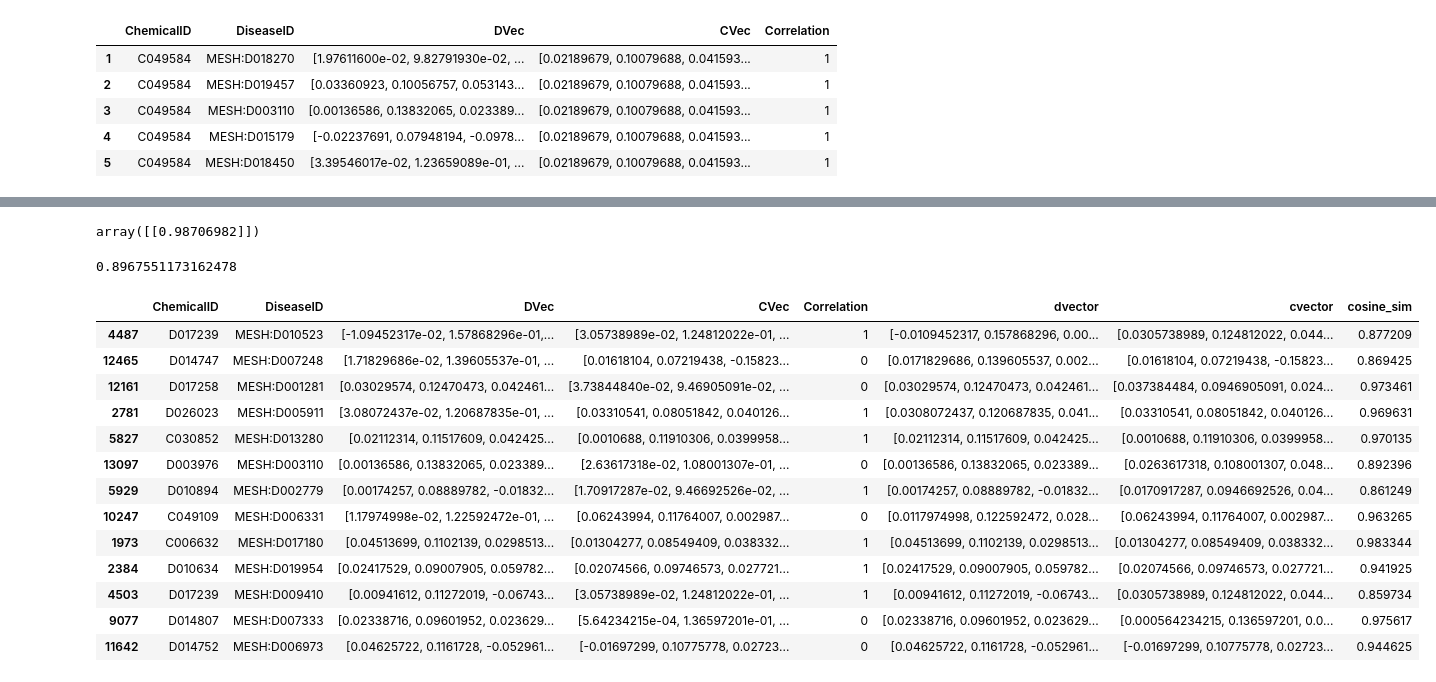
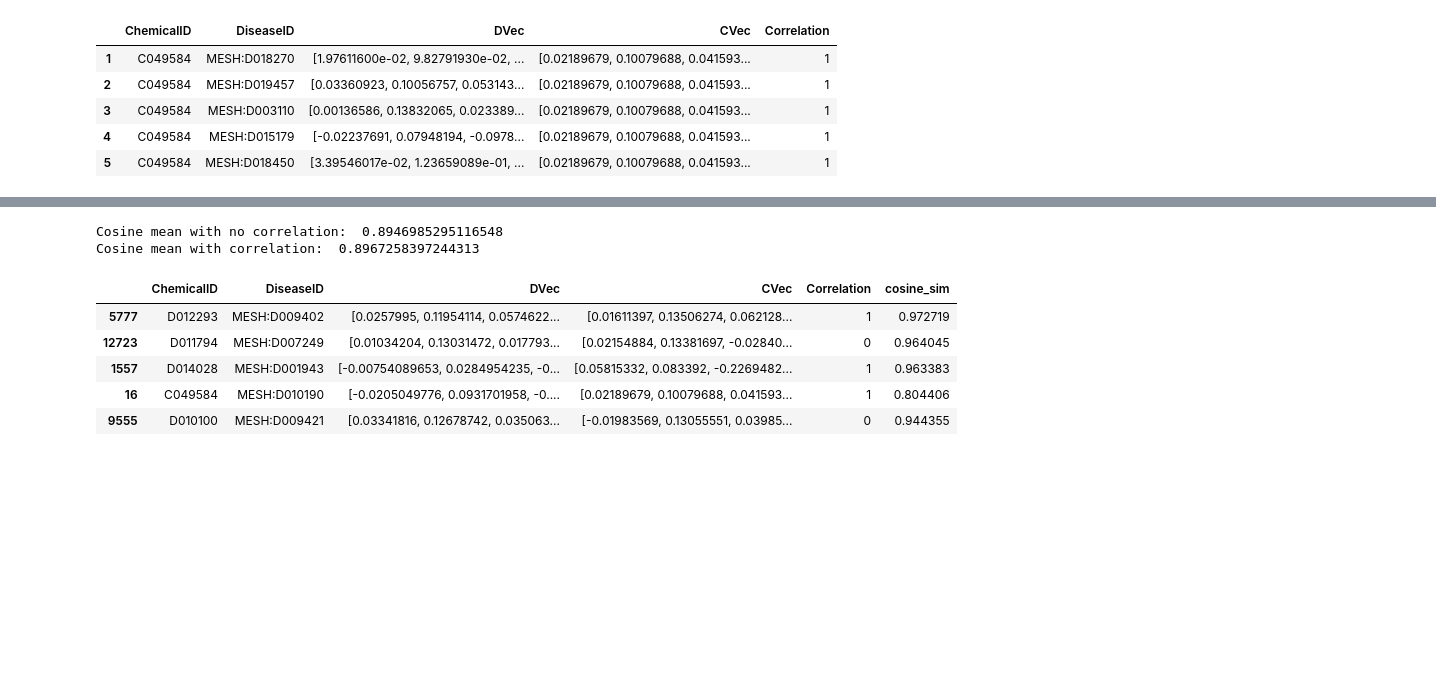
Before and after one commit to colemai/msc-thesis, a Jupyter notebook: opa/opa-nn.ipynb, the cells around one changed output, grey strips where cells are left out. Drawn from its saved outputs; the diff is of its cells as text; code cells hidden in the pictures; blank space fills up the shorter version.

Commit message:
Checked cosine sim, started adding better negatives

```diff
--- a/opa/opa-nn.ipynb
+++ b/opa/opa-nn.ipynb
@@ -276,6 +304,3 @@ df1.head()
 | 3 | C049584 | MESH:D003110 | [0.00136586, 0.13832065, 0.023389... | [0.02189679, 0.10079688, 0.041593... | 1 |
 | 4 | C049584 | MESH:D015179 | [-0.02237691, 0.07948194, -0.0978... | [0.02189679, 0.10079688, 0.041593... | 1 |
 | 5 | C049584 | MESH:D018450 | [3.39546017e-02, 1.23659089e-01, ... | [0.02189679, 0.10079688, 0.041593... | 1 |
-# %%
-df1['dvector'] = df1.DVec.map(lambda x: [float(i) for i in x])# ((int(i) for i in x)) for x in df1.DVec)
-df1['cvector'] = df1.CVec.map(lambda x: [float(i) for i in x])
@@ -326,8 +306,0 @@ tf.losses.cosine_distance(
-# %%
-
-df1['cosine_sim'] = cosine_similarity(np.array(df1.dvector[1]).reshape(1, -1), np.array(df1.cvector[1]).reshape(1, -1))
-# %% [output]
-array([[0.98706982]])
-# %%
-def cosine_sim (row):
-    return cosine_similarity(np.array(row.dvector).reshape(1, -1), np.array(row.cvector).reshape(1, -1))[0][0]
@@ -338,21 +307,22 @@ df1['cosine_sim'] = df1.apply(lambda row: cosine_sim(row), axis=1)
-# %%
-df1.cosine_sim.mean()
-# %% [output]
-0.8967551173162478
+# %%
+# Calculate out the cosine similarity and see if there's a difference between groups (there isn't)
+def cosine_sim (row):
+    return cosine_similarity(np.array(row.DVec).reshape(1, -1), np.array(row.CVec).reshape(1, -1))[0][0]
+
+df1['cosine_sim'] = df1.apply(lambda row: cosine_sim(row), axis=1)
+
+# Compare cosine sim of correlated and uncorrelated groups
+print('Cosine mean with no correlation: ', df1[df1.Correlation == 1 ].cosine_sim.mean())
+print('Cosine mean with correlation: ', df1[df1.Correlation == 0 ].cosine_sim.mean())
+# %% [output]
+Cosine mean with no correlation:  0.8946985295116548
+Cosine mean with correlation:  0.8967258397244313
 # %%
-df1.sample(13)
+df1.sample(5)
 # %% [output]
-|  | ChemicalID | DiseaseID | DVec | CVec | Correlation | dvector | cvector | cosine_sim |
-| 4487 | D017239 | MESH:D010523 | [-1.09452317e-02, 1.57868296e-01,... | [3.05738989e-02, 1.24812022e-01, ... | 1 | [-0.0109452317, 0.157868296, 0.00... | [0.0305738989, 0.124812022, 0.044... | 0.877209 |
-| 12465 | D014747 | MESH:D007248 | [1.71829686e-02, 1.39605537e-01, ... | [0.01618104, 0.07219438, -0.15823... | 0 | [0.0171829686, 0.139605537, 0.002... | [0.01618104, 0.07219438, -0.15823... | 0.869425 |
-| 12161 | D017258 | MESH:D001281 | [0.03029574, 0.12470473, 0.042461... | [3.73844840e-02, 9.46905091e-02, ... | 0 | [0.03029574, 0.12470473, 0.042461... | [0.037384484, 0.0946905091, 0.024... | 0.973461 |
-| 2781 | D026023 | MESH:D005911 | [3.08072437e-02, 1.20687835e-01, ... | [0.03310541, 0.08051842, 0.040126... | 1 | [0.0308072437, 0.120687835, 0.041... | [0.03310541, 0.08051842, 0.040126... | 0.969631 |
-| 5827 | C030852 | MESH:D013280 | [0.02112314, 0.11517609, 0.042425... | [0.0010688, 0.11910306, 0.0399958... | 1 | [0.02112314, 0.11517609, 0.042425... | [0.0010688, 0.11910306, 0.0399958... | 0.970135 |
-| 13097 | D003976 | MESH:D003110 | [0.00136586, 0.13832065, 0.023389... | [2.63617318e-02, 1.08001307e-01, ... | 0 | [0.00136586, 0.13832065, 0.023389... | [0.0263617318, 0.108001307, 0.048... | 0.892396 |
-| 5929 | D010894 | MESH:D002779 | [0.00174257, 0.08889782, -0.01832... | [1.70917287e-02, 9.46692526e-02, ... | 1 | [0.00174257, 0.08889782, -0.01832... | [0.0170917287, 0.0946692526, 0.04... | 0.861249 |
-| 10247 | C049109 | MESH:D006331 | [1.17974998e-02, 1.22592472e-01, ... | [0.06243994, 0.11764007, 0.002987... | 0 | [0.0117974998, 0.122592472, 0.028... | [0.06243994, 0.11764007, 0.002987... | 0.963265 |
-| 1973 | C006632 | MESH:D017180 | [0.04513699, 0.1102139, 0.0298513... | [0.01304277, 0.08549409, 0.038332... | 1 | [0.04513699, 0.1102139, 0.0298513... | [0.01304277, 0.08549409, 0.038332... | 0.983344 |
-| 2384 | D010634 | MESH:D019954 | [0.02417529, 0.09007905, 0.059782... | [0.02074566, 0.09746573, 0.027721... | 1 | [0.02417529, 0.09007905, 0.059782... | [0.02074566, 0.09746573, 0.027721... | 0.941925 |
-| 4503 | D017239 | MESH:D009410 | [0.00941612, 0.11272019, -0.06743... | [3.05738989e-02, 1.24812022e-01, ... | 1 | [0.00941612, 0.11272019, -0.06743... | [0.0305738989, 0.124812022, 0.044... | 0.859734 |
-| 9077 | D014807 | MESH:D007333 | [0.02338716, 0.09601952, 0.023629... | [5.64234215e-04, 1.36597201e-01, ... | 0 | [0.02338716, 0.09601952, 0.023629... | [0.000564234215, 0.136597201, 0.0... | 0.975617 |
-| 11642 | D014752 | MESH:D006973 | [0.04625722, 0.1161728, -0.052961... | [-0.01697299, 0.10775778, 0.02723... | 0 | [0.04625722, 0.1161728, -0.052961... | [-0.01697299, 0.10775778, 0.02723... | 0.944625 |
+|  | ChemicalID | DiseaseID | DVec | CVec | Correlation | cosine_sim |
+| 5777 | D012293 | MESH:D009402 | [0.0257995, 0.11954114, 0.0574622... | [0.01611397, 0.13506274, 0.062128... | 1 | 0.972719 |
+| 12723 | D011794 | MESH:D007249 | [0.01034204, 0.13031472, 0.017793... | [0.02154884, 0.13381697, -0.02840... | 0 | 0.964045 |
+| 1557 | D014028 | MESH:D001943 | [-0.00754089653, 0.0284954235, -0... | [0.05815332, 0.083392, -0.2269482... | 1 | 0.963383 |
+| 16 | C049584 | MESH:D010190 | [-0.0205049776, 0.0931701958, -0.... | [0.02189679, 0.10079688, 0.041593... | 1 | 0.804406 |
+| 9555 | D010100 | MESH:D009421 | [0.03341816, 0.12678742, 0.035063... | [-0.01983569, 0.13055551, 0.03985... | 0 | 0.944355 |
```
Also changed, not shown: parts of 24 cells of this notebook.
